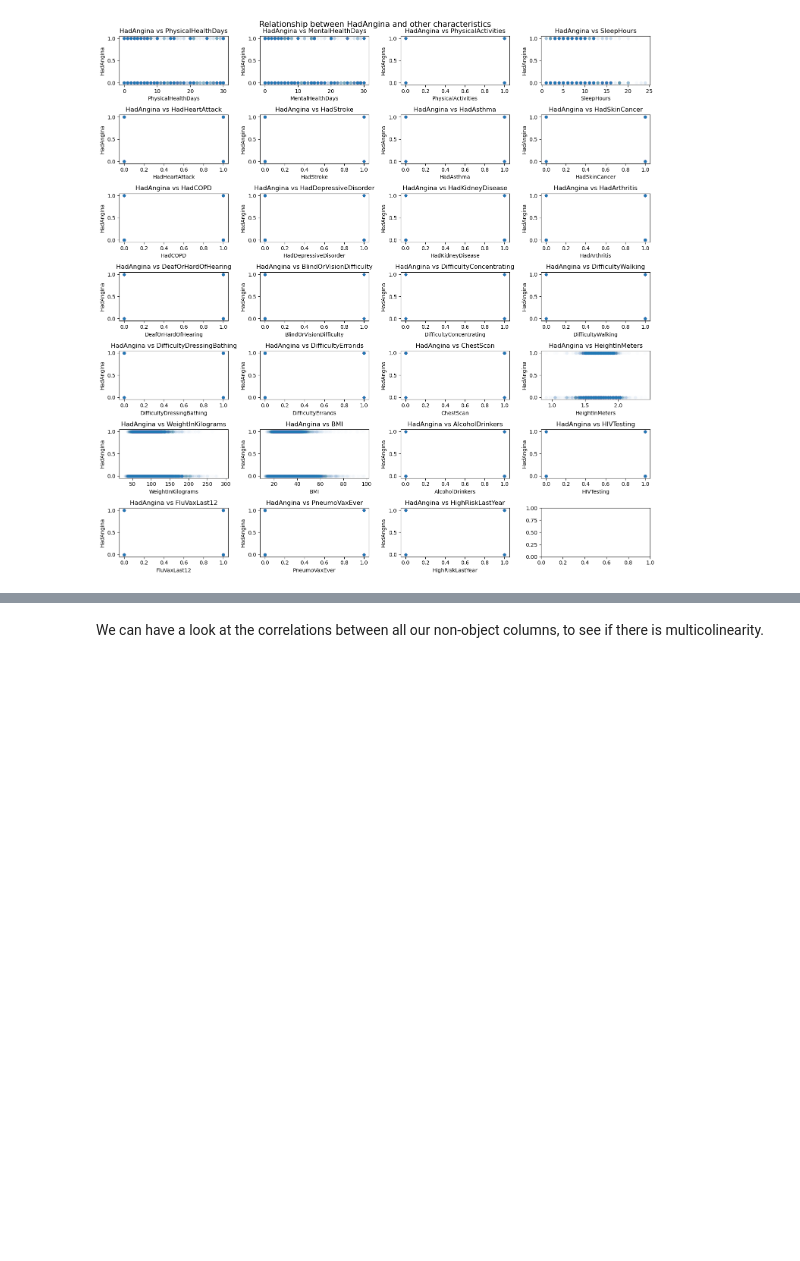
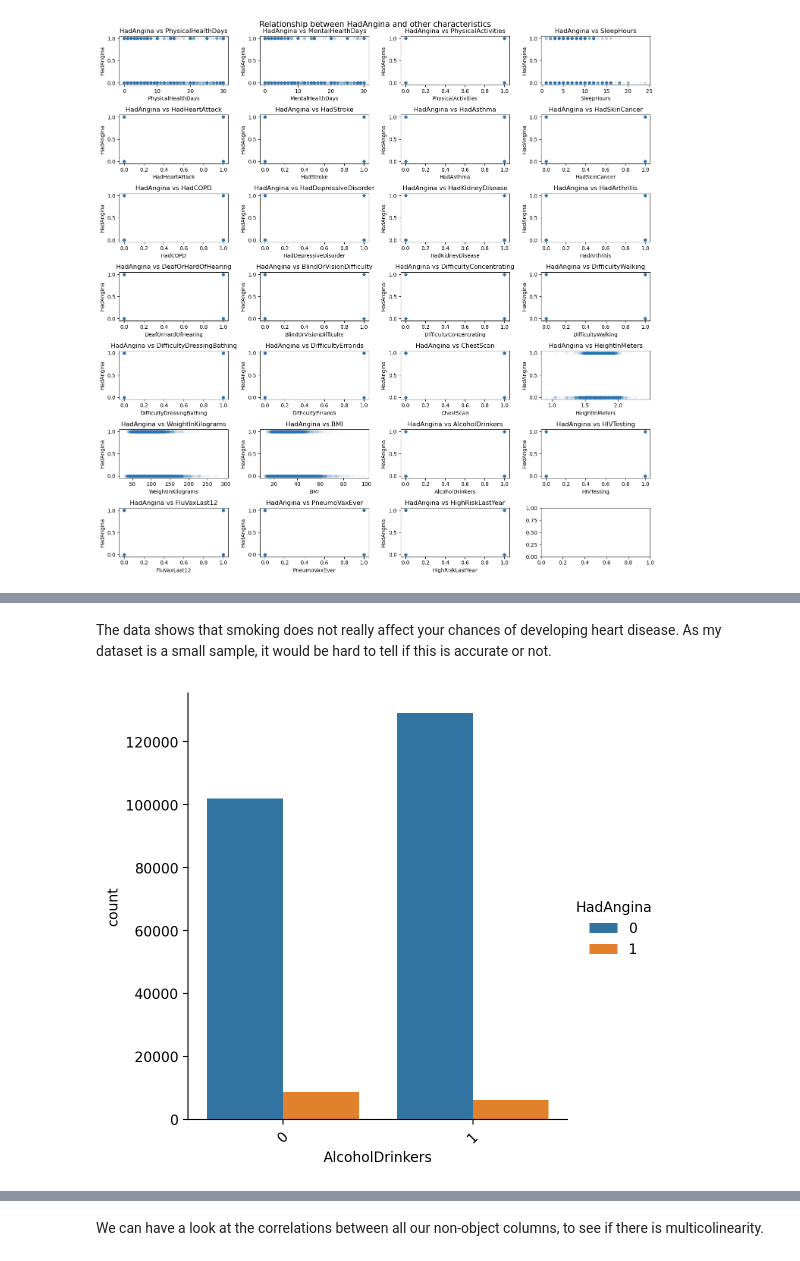
Before and after one commit to Tasnimacj/Capstone_Heart_Prediction, a Jupyter notebook: notebooks/02-eda.ipynb, the cells around one changed output, grey strips where cells are left out. Cells and saved outputs as stored; diff of their text form; code cells hidden in the pictures; blank space fills up the shorter version.

```diff
--- a/notebooks/02-eda.ipynb
+++ b/notebooks/02-eda.ipynb
@@ -399,0 +419,7 @@ There does not seem to be clear trends between someone suffering from heart dise
+# %% [markdown]
+The data shows that smoking does not really affect your chances of developing heart disease. As my dataset is a small sample, it would be hard to tell if this is accurate or not.
+# %%
+sns.catplot(x='AlcoholDrinkers',hue='HadAngina',data=df,kind="count")
+plt.xticks(rotation = 45);
+# %% [output]
+[figure, added]
```
Also changed, not shown: parts of 8 cells of this notebook.
